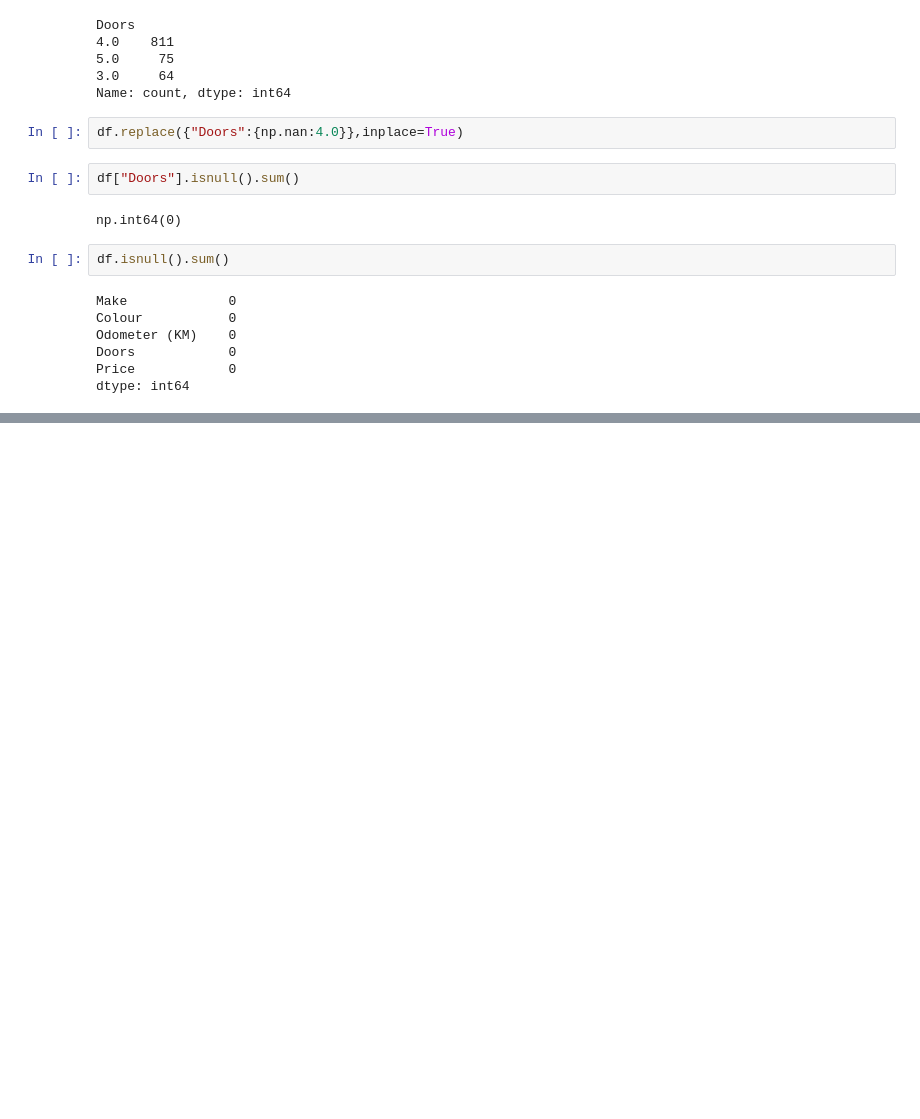
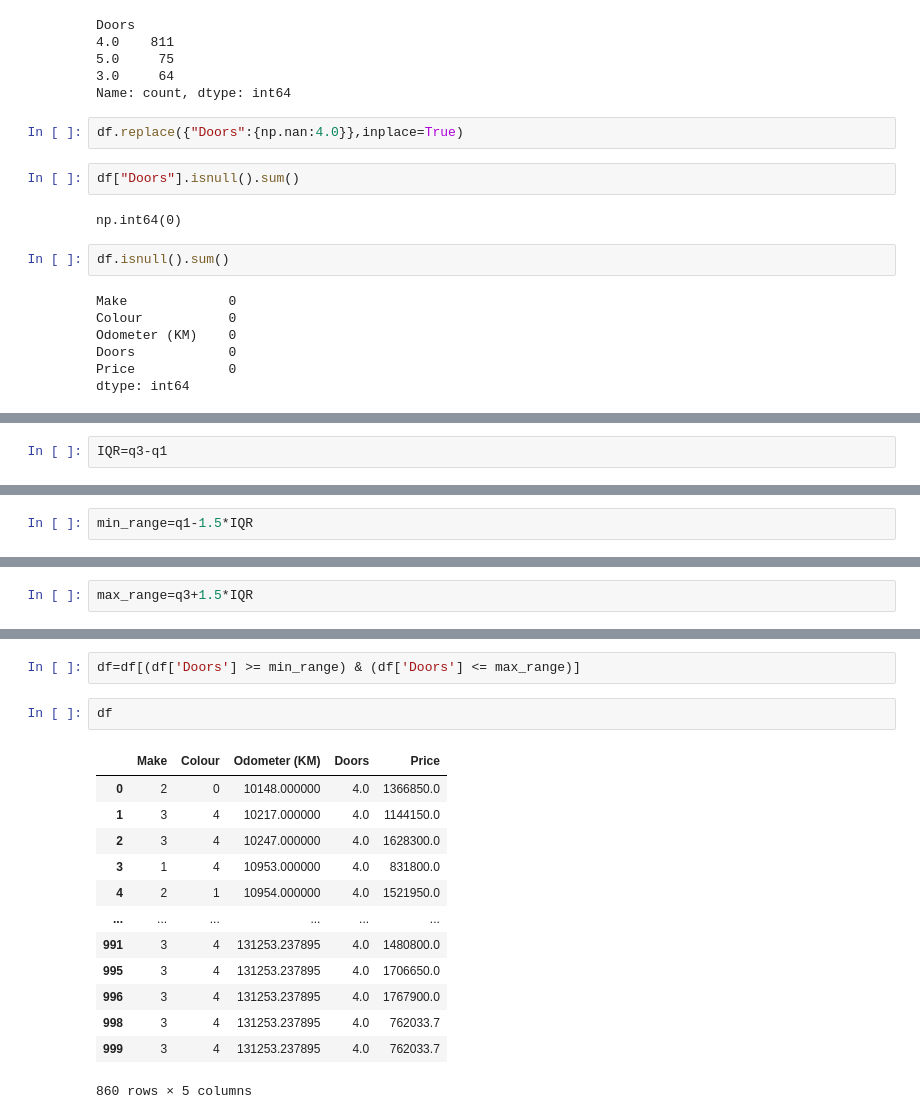
Before and after one commit to SanjeevKumarPrajapati/Data_Analytics_Project_Pipeline, a Jupyter notebook: Untitled.ipynb, the cells around one changed output, grey strips where cells are left out. Saved outputs shown, nothing was run; the diff lists cells and outputs as text; blank space fills up the shorter version.

```diff
--- a/Untitled.ipynb
+++ b/Untitled.ipynb
@@ -270,0 +510,2 @@ dtype: int64
+# %%
+IQR=q3-q1
@@ -270,0 +516,2 @@ dtype: int64
+# %%
+min_range=q1-1.5*IQR
@@ -270,0 +522,2 @@ dtype: int64
+# %%
+max_range=q3+1.5*IQR
@@ -270,0 +528,18 @@ dtype: int64
+# %%
+df=df[(df['Doors'] >= min_range) & (df['Doors'] <= max_range)]
+# %%
+df
+# %% [output]
+|  | Make | Colour | Odometer (KM) | Doors | Price |
+| 0 | 2 | 0 | 10148.000000 | 4.0 | 1366850.0 |
+| 1 | 3 | 4 | 10217.000000 | 4.0 | 1144150.0 |
+| 2 | 3 | 4 | 10247.000000 | 4.0 | 1628300.0 |
+| 3 | 1 | 4 | 10953.000000 | 4.0 | 831800.0 |
+| 4 | 2 | 1 | 10954.000000 | 4.0 | 1521950.0 |
+| ... | ... | ... | ... | ... | ... |
+| 991 | 3 | 4 | 131253.237895 | 4.0 | 1480800.0 |
+| 995 | 3 | 4 | 131253.237895 | 4.0 | 1706650.0 |
+| 996 | 3 | 4 | 131253.237895 | 4.0 | 1767900.0 |
+| 998 | 3 | 4 | 131253.237895 | 4.0 | 762033.7 |
+| 999 | 3 | 4 | 131253.237895 | 4.0 | 762033.7 |
+860 rows × 5 columns
```
Also changed, not shown: parts of 58 cells of this notebook, 3 other files.
